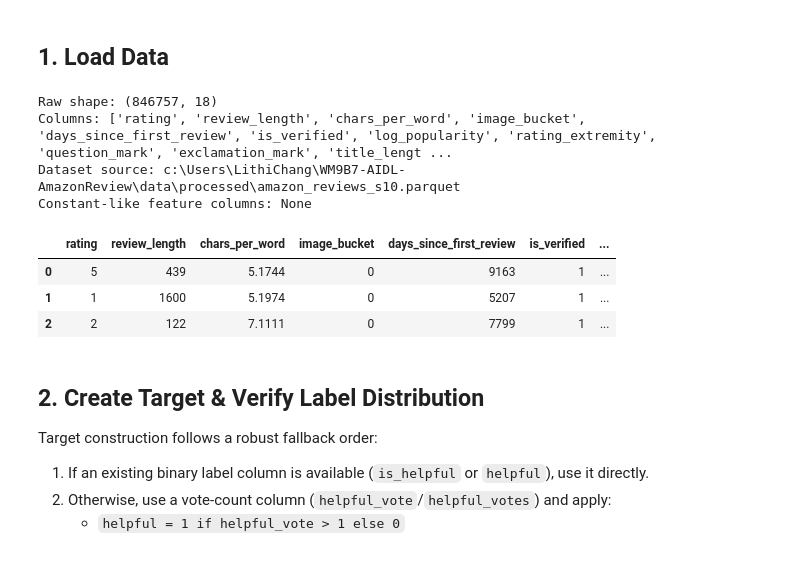
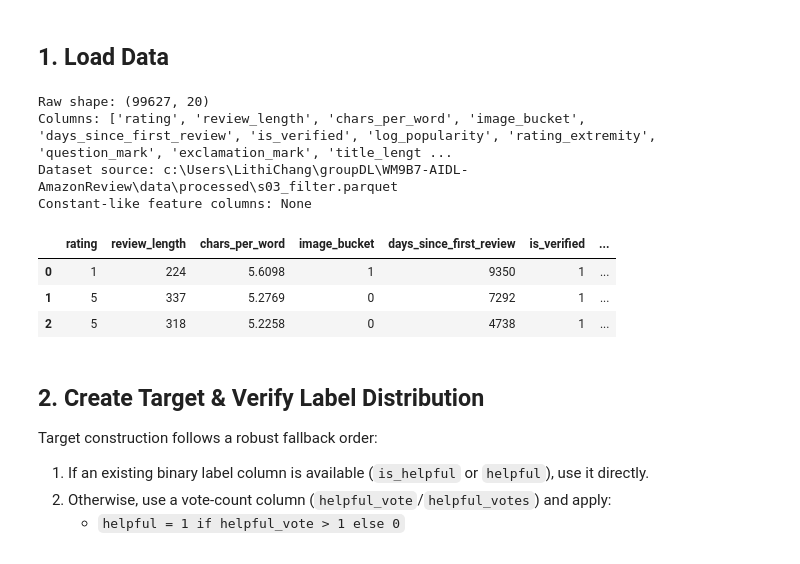
Before and after one commit to Sana-Shikalgar/amazon-review-nlp, a Jupyter notebook: lstm/lstmv1 - Copy.ipynb, the cells around one changed output. Saved outputs shown, nothing was run; the diff lists cells and outputs as text; code cells hidden in the pictures.

```diff
--- a/lstm/lstmv1 - Copy.ipynb
+++ b/lstm/lstmv1 - Copy.ipynb
@@ -109,7 +109,7 @@ PyTorch: 2.11.0+cu128 | device: cuda
 cwd = Path.cwd()
 workspace = cwd if (cwd / "data").exists() else cwd.parent
 
-data_path = workspace / "data" / "processed" / "amazon_reviews_s10.parquet"
+data_path = workspace / "data" / "processed" / "s03_filter.parquet"
 if not data_path.exists():
     raise FileNotFoundError(f"Dataset not found at {data_path}")
 
@@ -200,38 +200,38 @@ if "log_popularity" not in df.columns:
 
 if "rating_extremity" not in df.columns:
     df["rating_extremity"] = (df["rating"] - 3).abs()
 if "question_mark" not in df.columns:
     df["question_mark"] = df["review_text"].str.count(r"\?")
 if "exclamation_mark" not in df.columns:
     df["exclamation_mark"] = df["review_text"].str.count(r"!")
 if "title_length" not in df.columns:
     df["title_length"] = df["title"].str.len()
 if "title_to_text_ratio" not in df.columns:
     df["title_to_text_ratio"] = df["title_length"] / df["review_length"].clip(lower=1)
 if "combined_text" not in df.columns:
     df["combined_text"] = df["review_text"] + " [SEP] " + df["title"]
 
 # Quick sanity check for low-variance features that flatten correlations.
 feature_check = [
     "rating", "review_length", "char_per_word", "days_since_first_review",
     "is_verified", "log_popularity", "rating_extremity", "question_mark", "exclamation_mark",
     "title_length", "title_to_text_ratio", "image_bucket"
 ]
 constant_like = [c for c in feature_check if c in df.columns and df[c].nunique(dropna=False) <= 1]
 print("Raw shape:", df.shape)
 print("Columns:", list(df.columns))
 print("Dataset source:", data_path)
 print("Constant-like feature columns:", constant_like if constant_like else "None")
 df.head(3)
 # %% [output]
-Raw shape: (846757, 18)
+Raw shape: (99627, 20)
 Columns: ['rating', 'review_length', 'chars_per_word', 'image_bucket', 'days_since_first_review', 'is_verified', 'log_popularity', 'rating_extremity', 'question_mark', 'exclamation_mark', 'title_lengt ...
-Dataset source: c:\Users\LithiChang\WM9B7-AIDL-AmazonReview\data\processed\amazon_reviews_s10.parquet
+Dataset source: c:\Users\LithiChang\groupDL\WM9B7-AIDL-AmazonReview\data\processed\s03_filter.parquet
 Constant-like feature columns: None
 |  | rating | review_length | chars_per_word | image_bucket | days_since_first_review | is_verified | ... |
-| 0 | 5 | 439 | 5.1744 | 0 | 9163 | 1 | ... |
-| 1 | 1 | 1600 | 5.1974 | 0 | 5207 | 1 | ... |
-| 2 | 2 | 122 | 7.1111 | 0 | 7799 | 1 | ... |
+| 0 | 1 | 224 | 5.6098 | 1 | 9350 | 1 | ... |
+| 1 | 5 | 337 | 5.2769 | 0 | 7292 | 1 | ... |
+| 2 | 5 | 318 | 5.2258 | 0 | 4738 | 1 | ... |
 # %% [markdown]
 ## 2. Create Target & Verify Label Distribution
 
```
Also changed, not shown: parts of 12 cells of this notebook, 3 other files.
